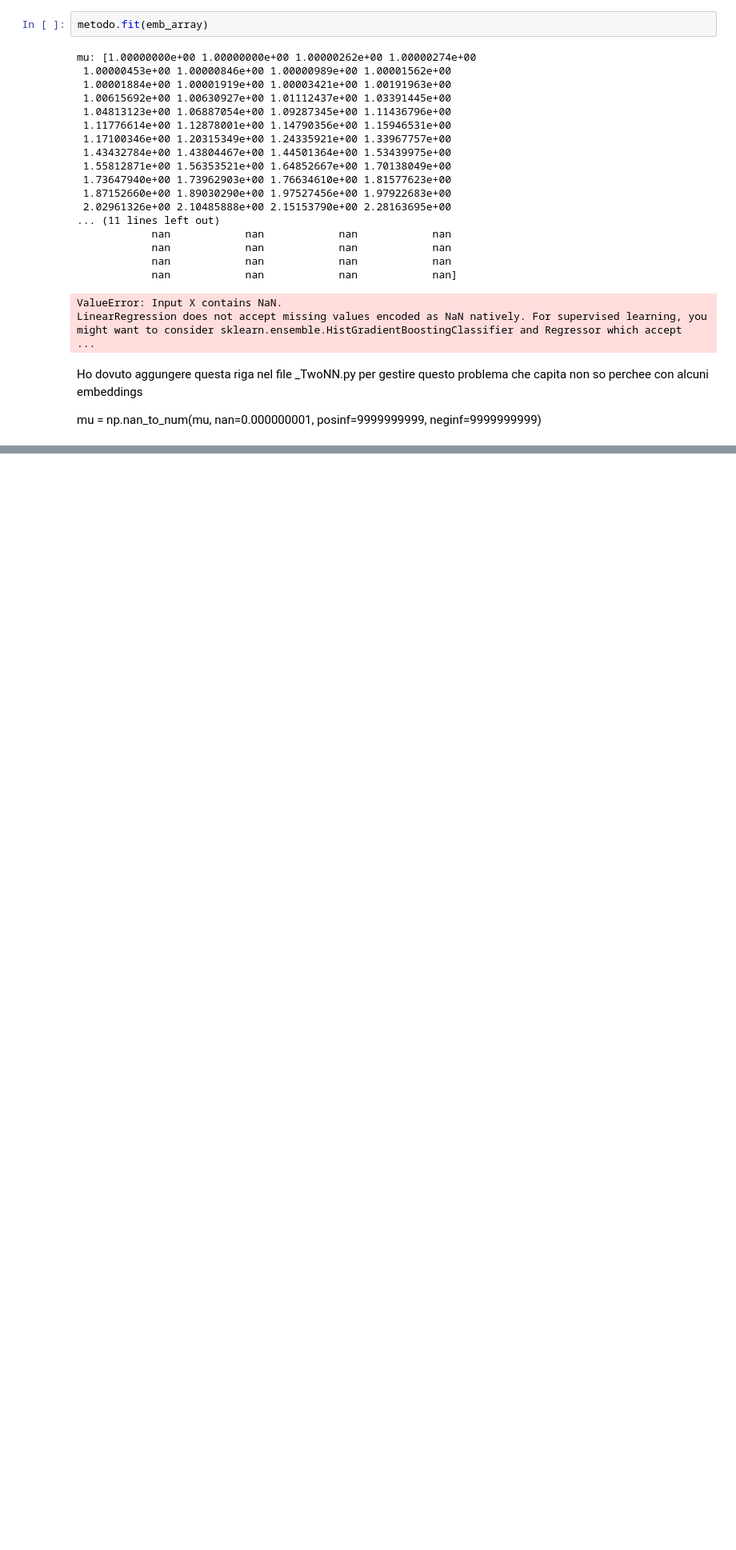
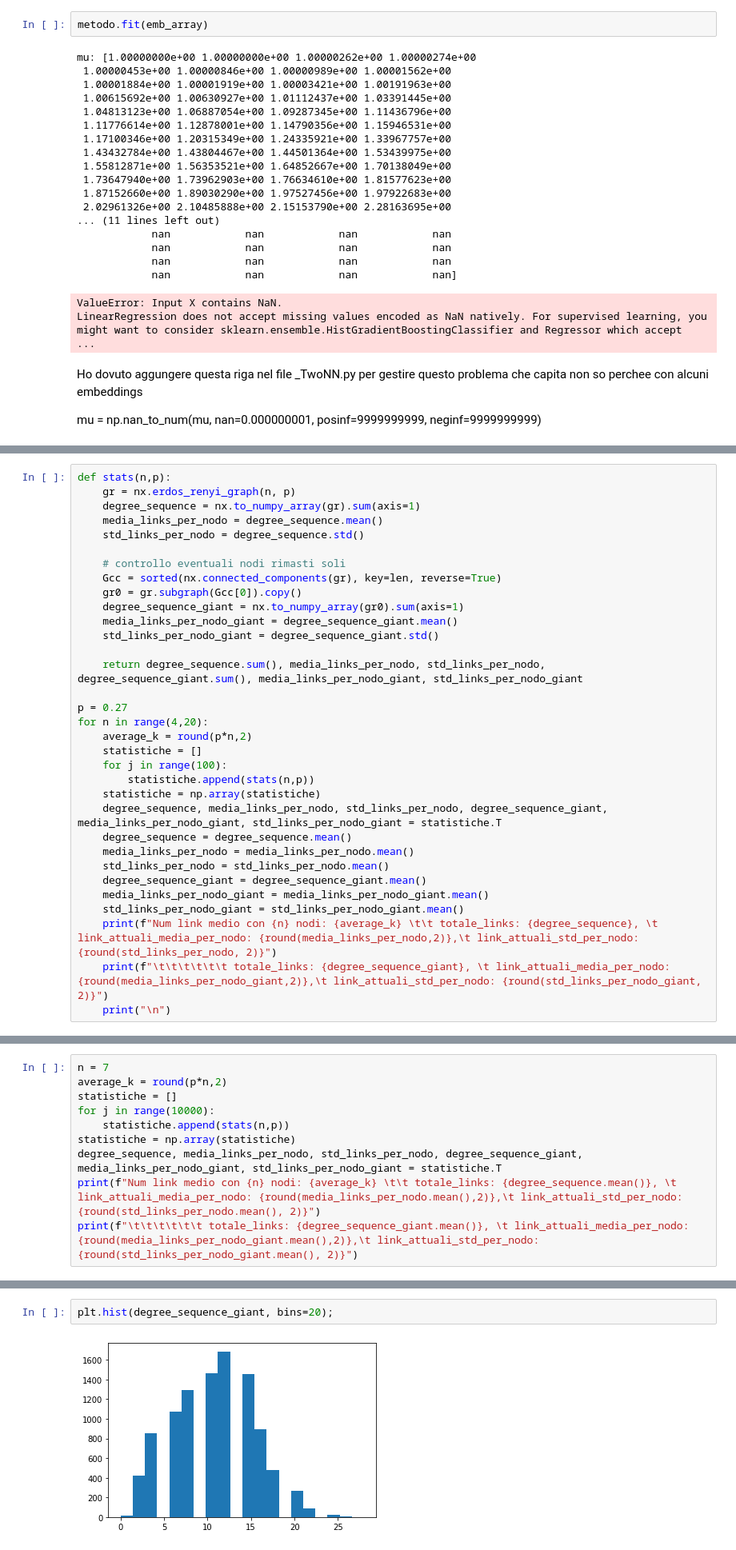
Before and after one commit to dandarm/Embednet, a Jupyter notebook: Utils.ipynb, the cells around one changed output, grey strips where cells are left out. Shown at 80% size. Cells and saved outputs as stored; diff of their text form; blank space fills up the shorter version.

```diff
--- a/Utils.ipynb
+++ b/Utils.ipynb
@@ -102,0 +287,33 @@ mu = np.nan_to_num(mu, nan=0.000000001, posinf=9999999999, neginf=9999999999)
+# %%
+def stats(n,p):
+    gr = nx.erdos_renyi_graph(n, p)
+    degree_sequence = nx.to_numpy_array(gr).sum(axis=1)
+    media_links_per_nodo = degree_sequence.mean()
+    std_links_per_nodo = degree_sequence.std()
+
+    # controllo eventuali nodi rimasti soli
+    Gcc = sorted(nx.connected_components(gr), key=len, reverse=True)
+    gr0 = gr.subgraph(Gcc[0]).copy()
+    degree_sequence_giant = nx.to_numpy_array(gr0).sum(axis=1)
+    media_links_per_nodo_giant = degree_sequence_giant.mean()
+    std_links_per_nodo_giant = degree_sequence_giant.std()
+
+    return degree_sequence.sum(), media_links_per_nodo, std_links_per_nodo, degree_sequence_giant.sum(), media_links_per_nodo_giant, std_links_per_nodo_giant
+
+p = 0.27
+for n in range(4,20):
+    average_k = round(p*n,2)
+    statistiche = []
+    for j in range(100):
+        statistiche.append(stats(n,p))
+    statistiche = np.array(statistiche)
+    degree_sequence, media_links_per_nodo, std_links_per_nodo, degree_sequence_giant, media_links_per_nodo_giant, std_links_per_nodo_giant = statistiche.T
+    degree_sequence = degree_sequence.mean()
+    media_links_per_nodo = media_links_per_nodo.mean()
+    std_links_per_nodo = std_links_per_nodo.mean()
+    degree_sequence_giant = degree_sequence_giant.mean()
+    media_links_per_nodo_giant = media_links_per_nodo_giant.mean()
+    std_links_per_nodo_giant = std_links_per_nodo_giant.mean()
+    print(f"Num link medio con {n} nodi: {average_k} \t\t totale_links: {degree_sequence}, \t link_attuali_media_per_nodo: {round(media_links_per_nodo,2)},\t link_attuali_std_per_nodo: {round(std_links_per_nodo, 2)}")
+    print(f"\t\t\t\t\t\t totale_links: {degree_sequence_giant}, \t link_attuali_media_per_nodo: {round(media_links_per_nodo_giant,2)},\t link_attuali_std_per_nodo: {round(std_links_per_nodo_giant, 2)}")
+    print("\n")
@@ -102,0 +338,10 @@ mu = np.nan_to_num(mu, nan=0.000000001, posinf=9999999999, neginf=9999999999)
+# %%
+n = 7
+average_k = round(p*n,2)
+statistiche = []
+for j in range(10000):
+    statistiche.append(stats(n,p))
+statistiche = np.array(statistiche)
+degree_sequence, media_links_per_nodo, std_links_per_nodo, degree_sequence_giant, media_links_per_nodo_giant, std_links_per_nodo_giant = statistiche.T
+print(f"Num link medio con {n} nodi: {average_k} \t\t totale_links: {degree_sequence.mean()}, \t link_attuali_media_per_nodo: {round(media_links_per_nodo.mean(),2)},\t link_attuali_std_per_nodo: {round(std_links_per_nodo.mean(), 2)}")
+print(f"\t\t\t\t\t\t totale_links: {degree_sequence_giant.mean()}, \t link_attuali_media_per_nodo: {round(media_links_per_nodo_giant.mean(),2)},\t link_attuali_std_per_nodo: {round(std_links_per_nodo_giant.mean(), 2)}")
@@ -102,0 +351,4 @@ mu = np.nan_to_num(mu, nan=0.000000001, posinf=9999999999, neginf=9999999999)
+# %%
+plt.hist(degree_sequence_giant, bins=20);
+# %% [output]
+[figure, added]
```
Also changed, not shown: parts of 24 cells of this notebook, 14 other files.
